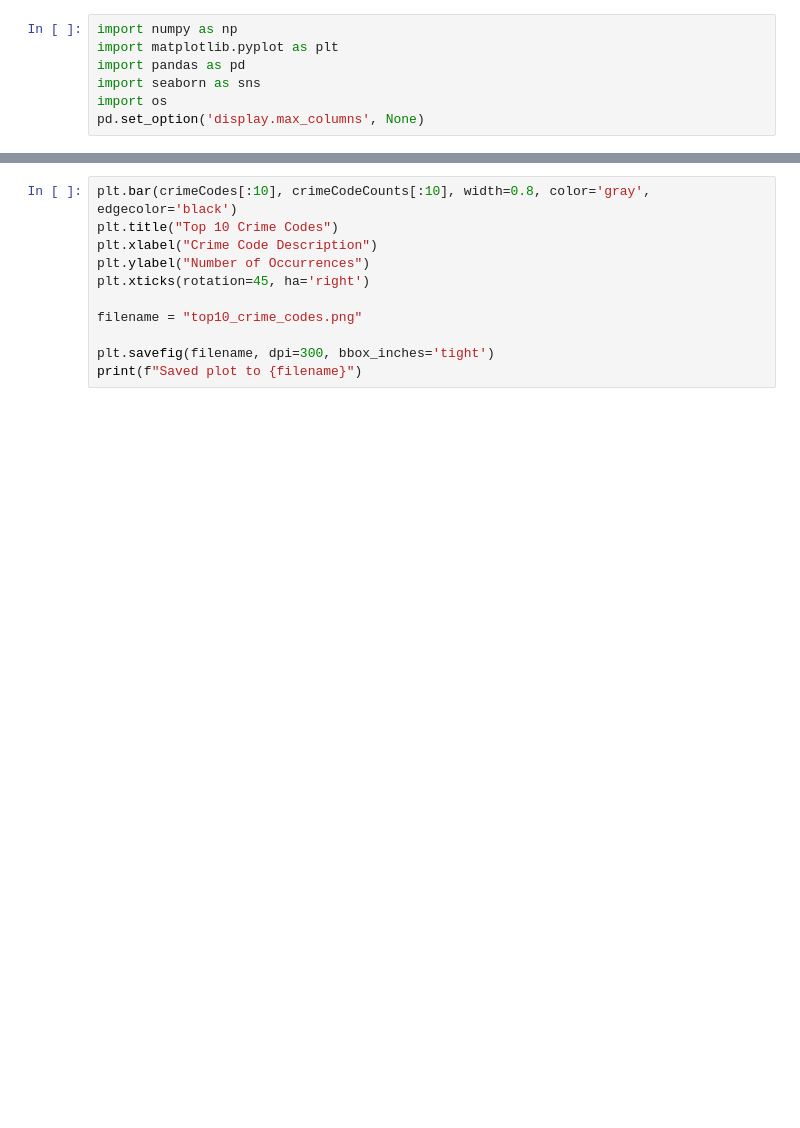
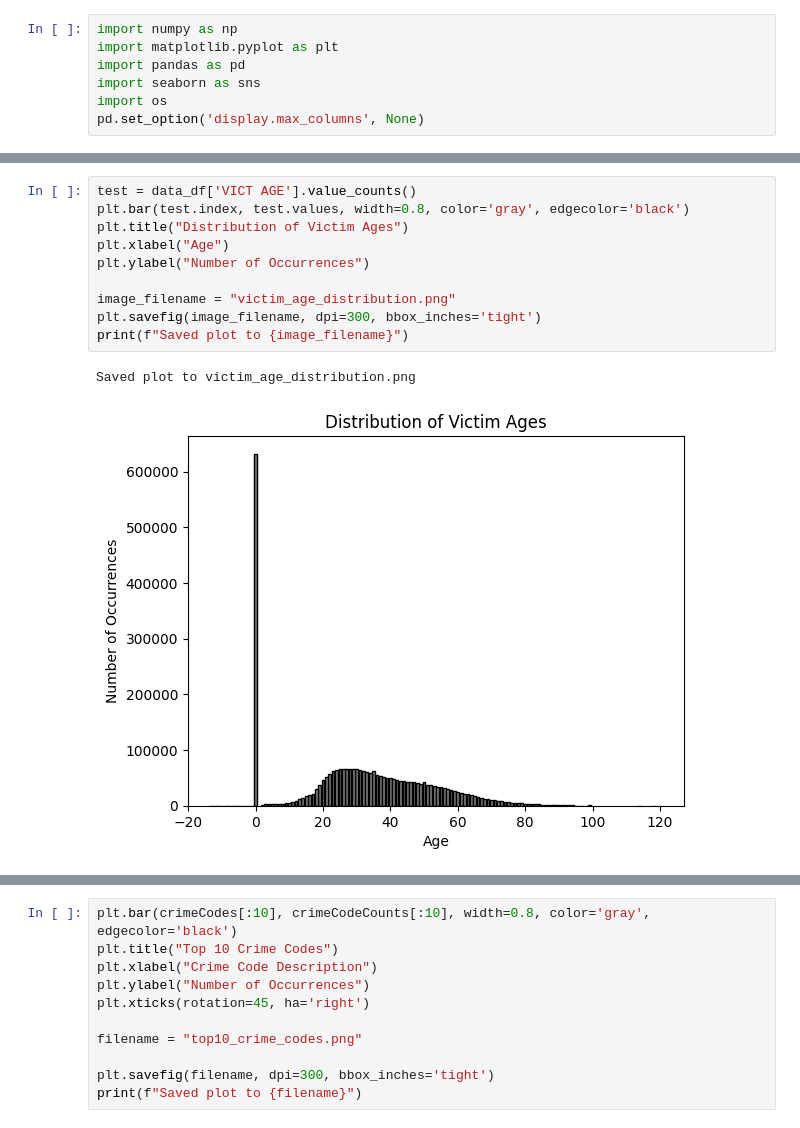
Before and after one commit to trentbrivers/LA_Crime_Data_Mining, a Jupyter notebook: projwork.ipynb, the cells around one changed output, grey strips where cells are left out. Cells and saved outputs as stored; diff of their text form; blank space fills up the shorter version.

```diff
--- a/projwork.ipynb
+++ b/projwork.ipynb
@@ -194,0 +305,13 @@ crimeCodeCounts = cCodeSeries.values.tolist()
+# %%
+test = data_df['VICT AGE'].value_counts()
+plt.bar(test.index, test.values, width=0.8, color='gray', edgecolor='black')
+plt.title("Distribution of Victim Ages")
+plt.xlabel("Age")
+plt.ylabel("Number of Occurrences")
+
+image_filename = "victim_age_distribution.png"
+plt.savefig(image_filename, dpi=300, bbox_inches='tight')
+print(f"Saved plot to {image_filename}")
+# %% [output]
+Saved plot to victim_age_distribution.png
+[figure, added]
```
Also changed, not shown: parts of 60 cells of this notebook.
